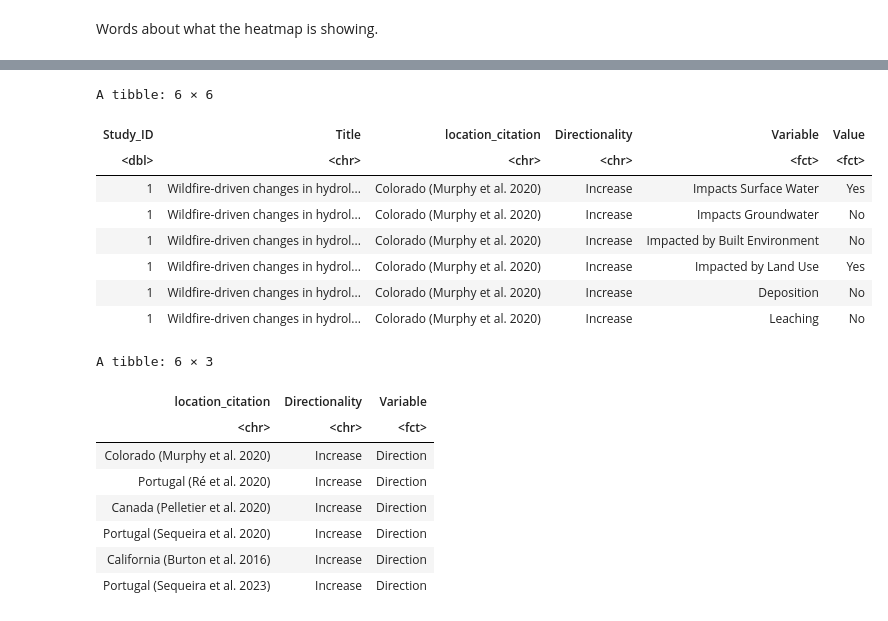
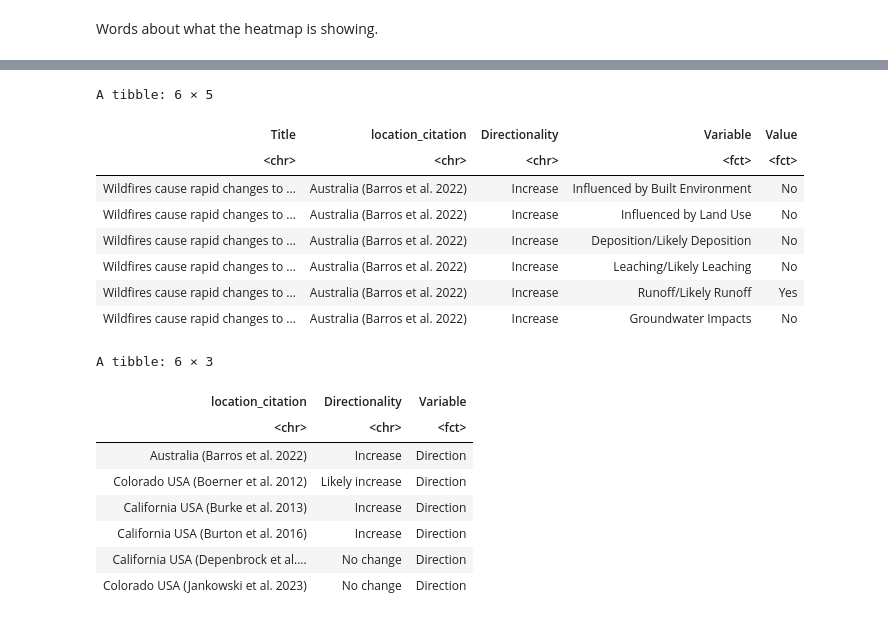
Before and after one commit to Ragerlab/2026_Willeford_et_al_Wildfire-mobilization-of-arsenic-into-water-resources-A-scoping-review-of-curr, a Jupyter notebook: Figure 3.ipynb, the cells around one changed output, grey strips where cells are left out. Cells and saved outputs as stored; diff of their text form; code cells hidden in the pictures.

```diff
--- a/Figure 3.ipynb
+++ b/Figure 3.ipynb
@@ -1,6 +1,6 @@
 # %%
 Output = '/Users/alexis/Library/CloudStorage/OneDrive-UniversityofNorthCarolinaatChapelHill/CEMALB_DataAnalysisPM/Projects/P1005. Miscellaneous Analyses/P1005.8. Wildfire As Review/Output'
-cur_date = '062326'
+cur_date = '062426'
 
 library(readxl)
 library(tidyverse)
@@ -11,8 +11,7 @@ library(ggnewscale)
 library(patchwork)
 
 # reading in files
-heatmap_data = read_csv("Input/Heatmap.csv")
-water_info_df = data.frame(read_excel("Input/Extraction Table.xlsx"))#[,c(1,2,4,8,9,11,12)]
+info_df = data.frame(read_excel("Input/Extraction Table.xlsx"))
 # %% [output]
 ── Attaching core tidyverse packages ──────────────────────── tidyverse 2.0.0 ──
 ✔ dplyr     1.1.4     ✔ readr     2.1.5
@@ -34,4 +53,5 @@ dbl (10): Study_ID, Impacted_by_Soil, Impacted_by_Vegetation, Impacted_by_As...
 # %%
-full_df = inner_join(heatmap_data[,c(1:4,12,13,9,10)], water_info_df[,c(1,2,9,12)])
-head(full_df)
+# only selecting cols of interest
+info_df = info_df[,c(1,2,4,8,9,11,12)]
+head(info_df)
 # %% [output]
@@ -48,14 +67,31 @@ A tibble: 6 × 10
 # %% [markdown]
 Words about what the heatmap is showing.
 # %%
-heatmap_df = full_df %>%
+heatmap_df = info_df %>%
     unite("location_citation", c("Location", "Citation"), sep = " ") %>%
+
+    # combining some of the categories
+     mutate(Primary_Mobilization_Pathway = ifelse(Primary_Mobilization_Pathway == 'Likely runoff', 'Runoff/Likely Runoff',
+                                                ifelse(Primary_Mobilization_Pathway == 'Runoff', 'Runoff/Likely Runoff',
+                                                    ifelse(Primary_Mobilization_Pathway == 'Likely leaching', 'Leaching/Likely Leaching',
+                                                        ifelse(Primary_Mobilization_Pathway == 'Leaching', 'Leaching/Likely Leaching',
+                                                            ifelse(Primary_Mobilization_Pathway == 'Likely deposition', 'Deposition/Likely Deposition',
+                                                                   ifelse(Primary_Mobilization_Pathway == 'Deposition', 'Deposition/Likely Deposition',
+                                                                       Primary_Mobilization_Pathway)))))),
+            Impacted_Water_Resource = ifelse(Impacted_Water_Resource == 'Surface', 'Surface Water Impacts',
+                                            ifelse(Impacted_Water_Resource == 'Ground', 'Groundwater Impacts', Impacted_Water_Resource)),
+           Impacted_Media = ifelse(Impacted_Media == 'Vegetation/soil/built environment', 'Influenced by Built Environment',
+                                            ifelse(grepl('land use', Impacted_Media), 'Influenced by Land Use', Impacted_Media))) %>%
+
     # creating new cols based on the classes in each of these cols
-    dummy_cols( select_columns = "Primary_Mobilization_Pathway",
+    dummy_cols(select_columns = c("Impacted_Media", "Primary_Mobilization_Pathway", "Impacted_Water_Resource"),
           remove_first_dummy = FALSE, remove_selected_columns = TRUE) %>%
     # cleaning up col names
     rename_with(~ str_remove(.x, "Primary_Mobilization_Pathway_")) %>%
-    pivot_longer(cols = c(4:7,9:14), names_to = "Variable", values_to = "Value") %>%
+    rename_with(~ str_remove(.x, "Impacted_Media_")) %>%
+    rename_with(~ str_remove(.x, "Impacted_Water_Resource_")) %>%
+    select(-`Vegetation/soil`) %>%
+    pivot_longer(cols = c(4:10), names_to = "Variable", values_to = "Value") %>%
     mutate(Value = ifelse(Value == 1, 'Yes', 'No')) %>%
     # cleaning up variable names
     mutate(Variable = str_replace_all(Variable, "_", " "),
@@ -78,41 +114,41 @@ A tibble: 6 × 6
 # %%
 # creating annotation dfs
 annotation_df <- unique(heatmap_df[, c("location_citation", "Directionality")])
 
 # creating a df that leaves space b/w the annotation rows and the rest of the heatmap
 spacer_df <- annotation_df
 spacer_df$Variable <- "Spacer"
 spacer_df$Directionality <- NA
 
 annotation_df$Variable <- "Direction"
 
-all_levels <- c("Direction", "Spacer", rev(c('Impacts Surface Water','Impacts Groundwater','Likely deposition',
-                                                             'Deposition', 'Likely leaching', 'Leaching','Likely runoff', 'Runoff',
-                                                            'Impacted by Built Environment','Impacted by Land Use')))
+all_levels <- c("Direction", "Spacer", rev(c('Surface Water Impacts','Groundwater Impacts','Deposition/Likely Deposition',
+                                                             'Leaching/Likely Leaching','Runoff/Likely Runoff',
+                                                            'Influenced by Built Environment','Influenced by Land Use')))
 
 heatmap_df$Variable <- factor(heatmap_df$Variable, levels = all_levels)
 annotation_df$Variable <- factor(annotation_df$Variable, levels = all_levels)
 spacer_df$Variable <- factor(spacer_df$Variable, levels = all_levels)
 
 head(heatmap_df)
 head(annotation_df)
 # %% [output]
-A tibble: 6 × 6
+A tibble: 6 × 5
-| Study_ID | Title | location_citation | Directionality | Variable | Value |
-| <dbl> | <chr> | <chr> | <chr> | <fct> | <fct> |
-| 1 | Wildfire-driven changes in hydrol... | Colorado (Murphy et al. 2020) | Increase | Impacts Surface Water | Yes |
-| 1 | Wildfire-driven changes in hydrol... | Colorado (Murphy et al. 2020) | Increase | Impacts Groundwater | No |
-| 1 | Wildfire-driven changes in hydrol... | Colorado (Murphy et al. 2020) | Increase | Impacted by Built Environment | No |
-| 1 | Wildfire-driven changes in hydrol... | Colorado (Murphy et al. 2020) | Increase | Impacted by Land Use | Yes |
-| 1 | Wildfire-driven changes in hydrol... | Colorado (Murphy et al. 2020) | Increase | Deposition | No |
-| 1 | Wildfire-driven changes in hydrol... | Colorado (Murphy et al. 2020) | Increase | Leaching | No |
+| Title | location_citation | Directionality | Variable | Value |
+| <chr> | <chr> | <chr> | <fct> | <fct> |
+| Wildfires cause rapid changes to ... | Australia (Barros et al. 2022) | Increase | Influenced by Built Environment | No |
+| Wildfires cause rapid changes to ... | Australia (Barros et al. 2022) | Increase | Influenced by Land Use | No |
+| Wildfires cause rapid changes to ... | Australia (Barros et al. 2022) | Increase | Deposition/Likely Deposition | No |
+| Wildfires cause rapid changes to ... | Australia (Barros et al. 2022) | Increase | Leaching/Likely Leaching | No |
+| Wildfires cause rapid changes to ... | Australia (Barros et al. 2022) | Increase | Runoff/Likely Runoff | Yes |
+| Wildfires cause rapid changes to ... | Australia (Barros et al. 2022) | Increase | Groundwater Impacts | No |
 A tibble: 6 × 3
 | location_citation | Directionality | Variable |
 | <chr> | <chr> | <fct> |
-| Colorado (Murphy et al. 2020) | Increase | Direction |
-| Portugal (Ré et al. 2020) | Increase | Direction |
-| Canada (Pelletier et al. 2020) | Increase | Direction |
-| Portugal (Sequeira et al. 2020) | Increase | Direction |
-| California (Burton et al. 2016) | Increase | Direction |
-| Portugal (Sequeira et al. 2023) | Increase | Direction |
+| Australia (Barros et al. 2022) | Increase | Direction |
+| Colorado USA (Boerner et al. 2012) | Likely increase | Direction |
+| California USA (Burke et al. 2013) | Increase | Direction |
+| California USA (Burton et al. 2016) | Increase | Direction |
+| California USA (Depenbrock et al.... | No change | Direction |
+| Colorado USA (Jankowski et al. 2023) | No change | Direction |
 # %%
```
Also changed, not shown: parts of 5 cells of this notebook.
